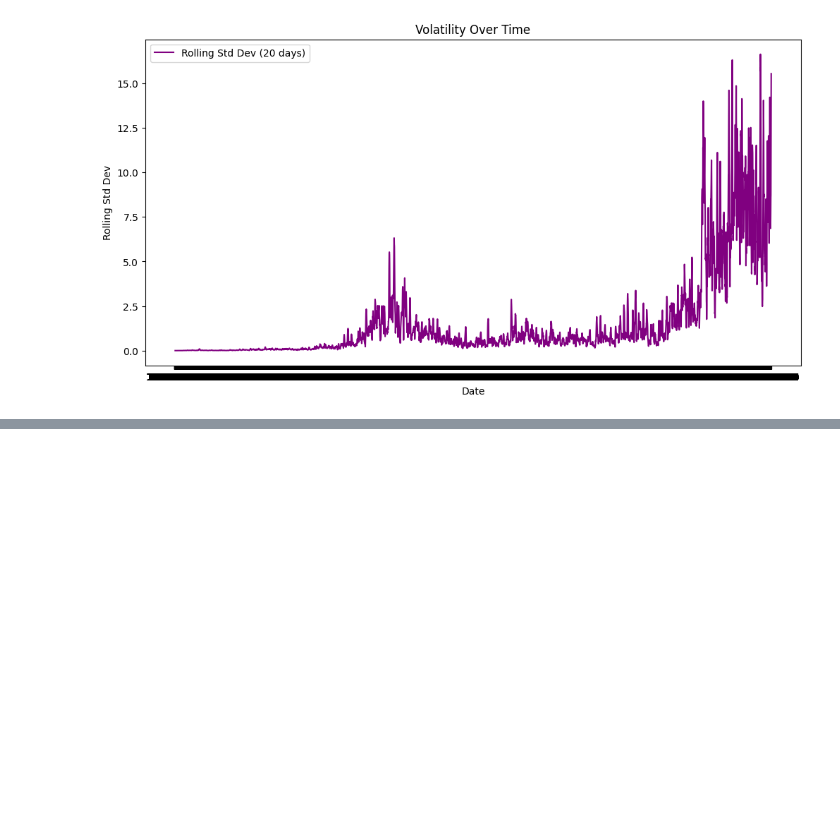
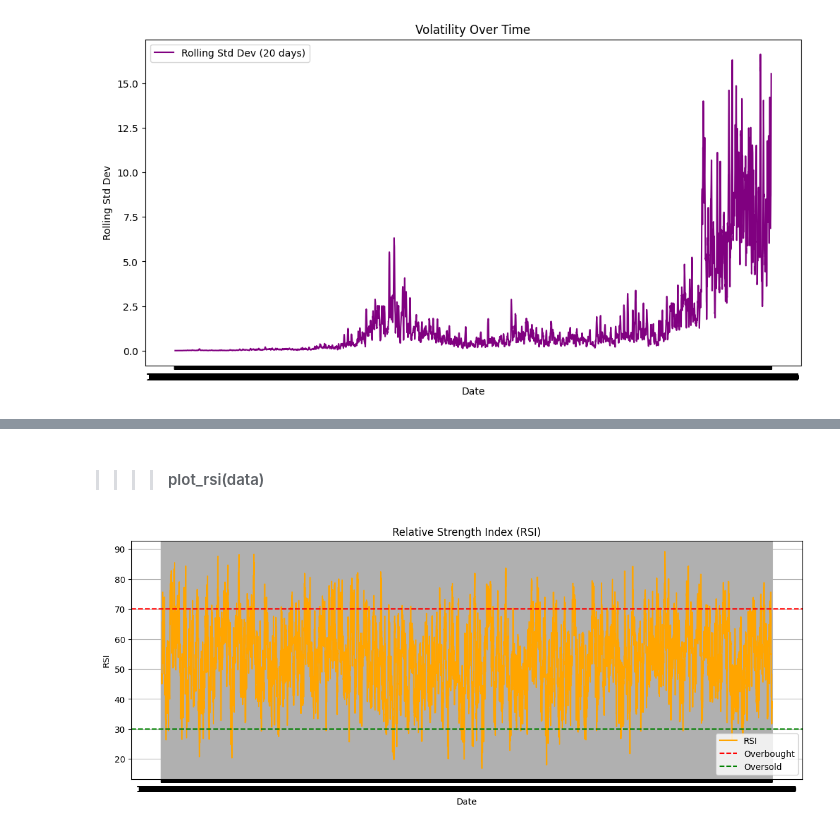
Before and after one commit to naolatomsa/Nova-Financial-Solutions, a Jupyter notebook: notebooks/qualitative-analysis/MSFT.ipynb, the cells around one changed output, grey strips where cells are left out. Drawn from its saved outputs; the diff is of its cells as text; code cells hidden in the pictures; blank space fills up the shorter version.

```diff
--- a/notebooks/qualitative-analysis/MSFT.ipynb
+++ b/notebooks/qualitative-analysis/MSFT.ipynb
@@ -128,0 +178,7 @@ plot_volatility(data, 'Close', 'Date')
+# %% [markdown]
+>>>>#### plot_rsi(data)
+# %%
+from scripts.edaAndQuantitativeAnalysis import plot_rsi
+plot_rsi(data)
+# %% [output]
+[figure, added]
```
Also changed, not shown: parts of 14 cells of this notebook, 2 other files.
